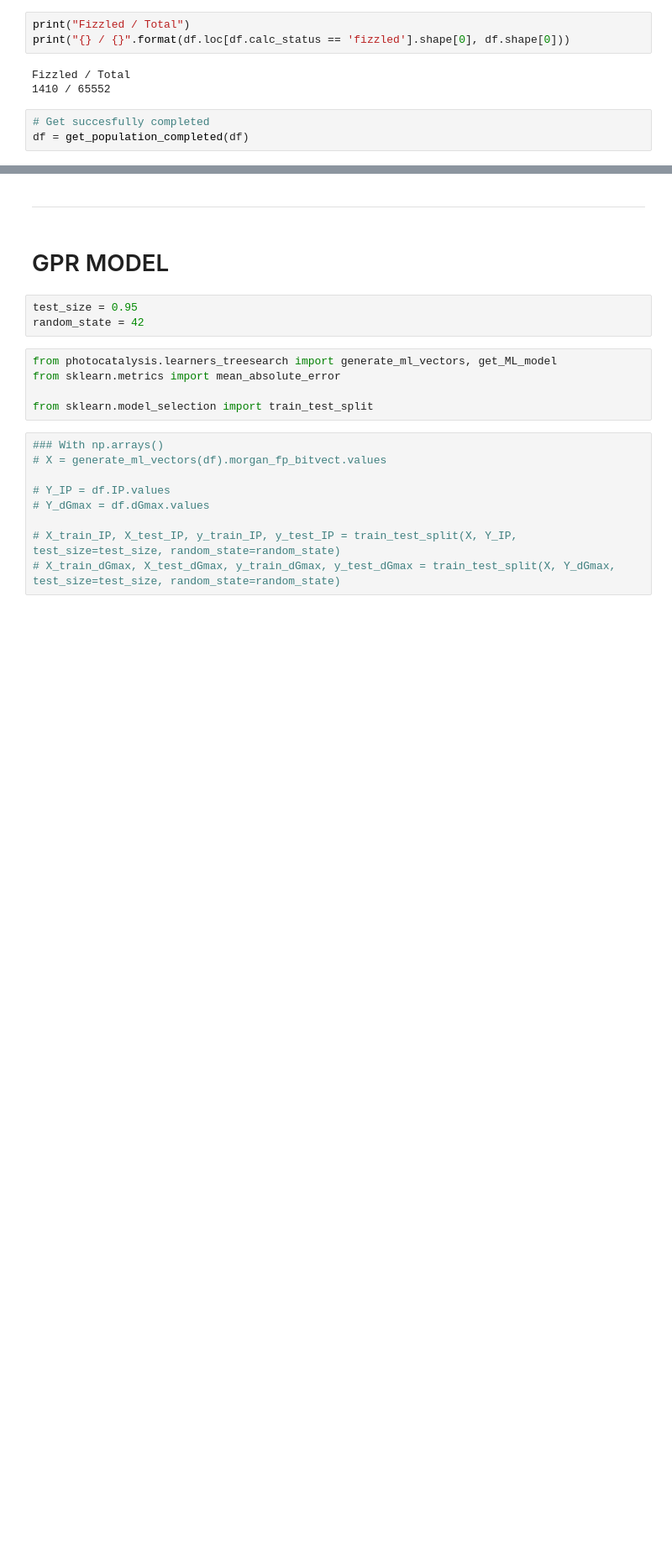
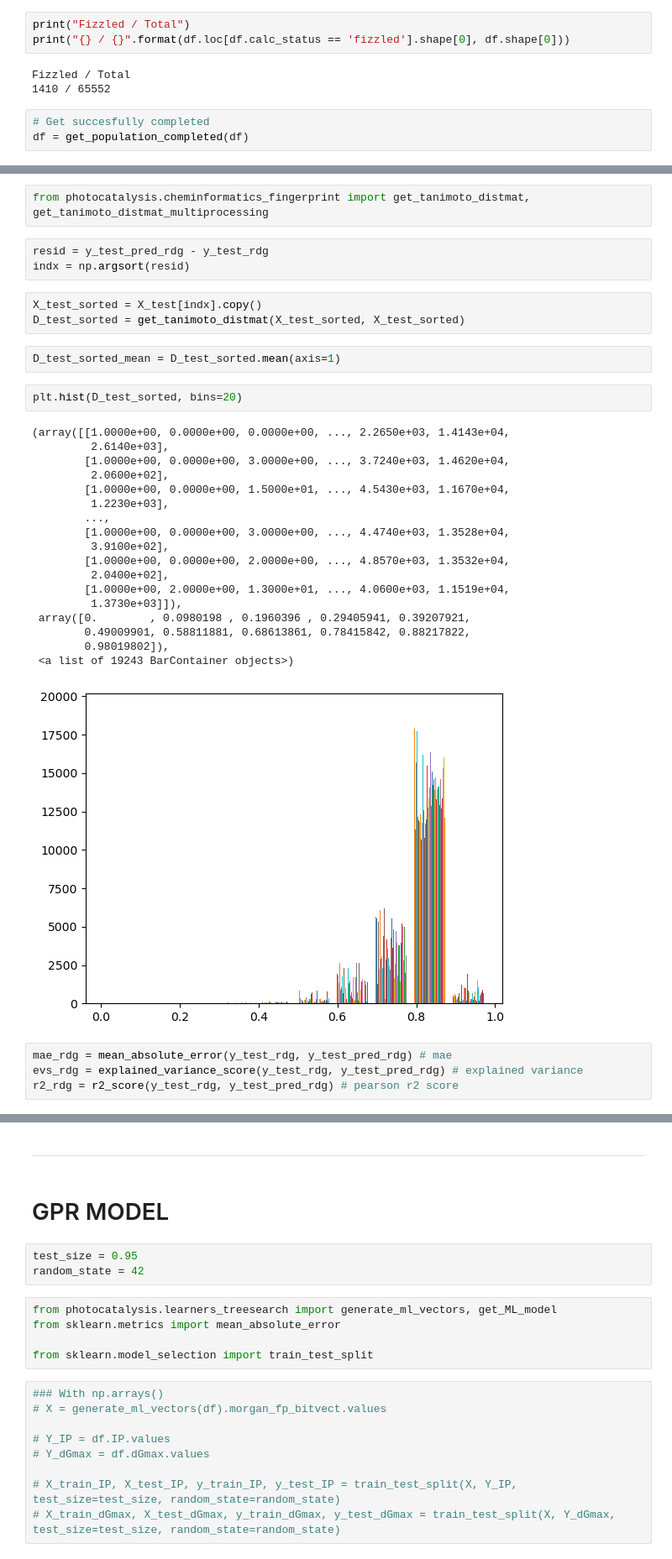
Before and after one commit to scakolli/photocatalysis, a Jupyter notebook: workspace/MachineLearning.ipynb, the cells around one changed output, grey strips where cells are left out. Shown: that part at 84% size. Drawn from its saved outputs; the diff is of its cells as text; blank space fills up the shorter version.

```diff
--- a/workspace/MachineLearning.ipynb
+++ b/workspace/MachineLearning.ipynb
@@ -46,0 +181,35 @@ df = get_population_completed(df)
+# %%
+from photocatalysis.cheminformatics_fingerprint import get_tanimoto_distmat, get_tanimoto_distmat_multiprocessing
+# %%
+resid = y_test_pred_rdg - y_test_rdg
+indx = np.argsort(resid)
+# %%
+X_test_sorted = X_test[indx].copy()
+D_test_sorted = get_tanimoto_distmat(X_test_sorted, X_test_sorted)
+# %%
+D_test_sorted_mean = D_test_sorted.mean(axis=1)
+# %%
+plt.hist(D_test_sorted, bins=20)
+# %% [output]
+(array([[1.0000e+00, 0.0000e+00, 0.0000e+00, ..., 2.2650e+03, 1.4143e+04,
+         2.6140e+03],
+        [1.0000e+00, 0.0000e+00, 3.0000e+00, ..., 3.7240e+03, 1.4620e+04,
+         2.0600e+02],
+        [1.0000e+00, 0.0000e+00, 1.5000e+01, ..., 4.5430e+03, 1.1670e+04,
+         1.2230e+03],
+        ...,
+        [1.0000e+00, 0.0000e+00, 3.0000e+00, ..., 4.4740e+03, 1.3528e+04,
+         3.9100e+02],
+        [1.0000e+00, 0.0000e+00, 2.0000e+00, ..., 4.8570e+03, 1.3532e+04,
+         2.0400e+02],
+        [1.0000e+00, 2.0000e+00, 1.3000e+01, ..., 4.0600e+03, 1.1519e+04,
+         1.3730e+03]]),
+ array([0.        , 0.0980198 , 0.1960396 , 0.29405941, 0.39207921,
+        0.49009901, 0.58811881, 0.68613861, 0.78415842, 0.88217822,
+        0.98019802]),
+ <a list of 19243 BarContainer objects>)
+[figure, added]
+# %%
+mae_rdg = mean_absolute_error(y_test_rdg, y_test_pred_rdg) # mae
+evs_rdg = explained_variance_score(y_test_rdg, y_test_pred_rdg) # explained variance
+r2_rdg = r2_score(y_test_rdg, y_test_pred_rdg) # pearson r2 score
```
Also changed, not shown: parts of 51 cells of this notebook, 4 other files.
